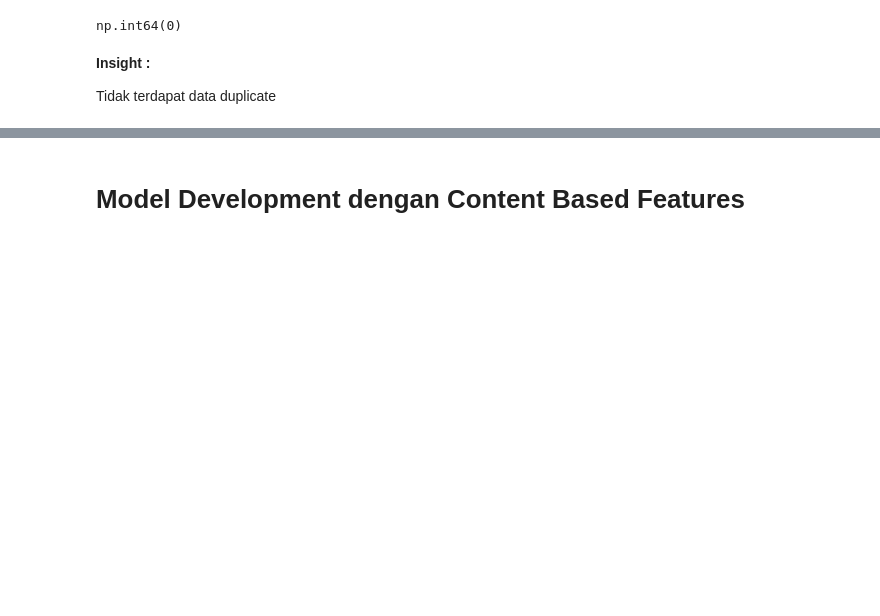
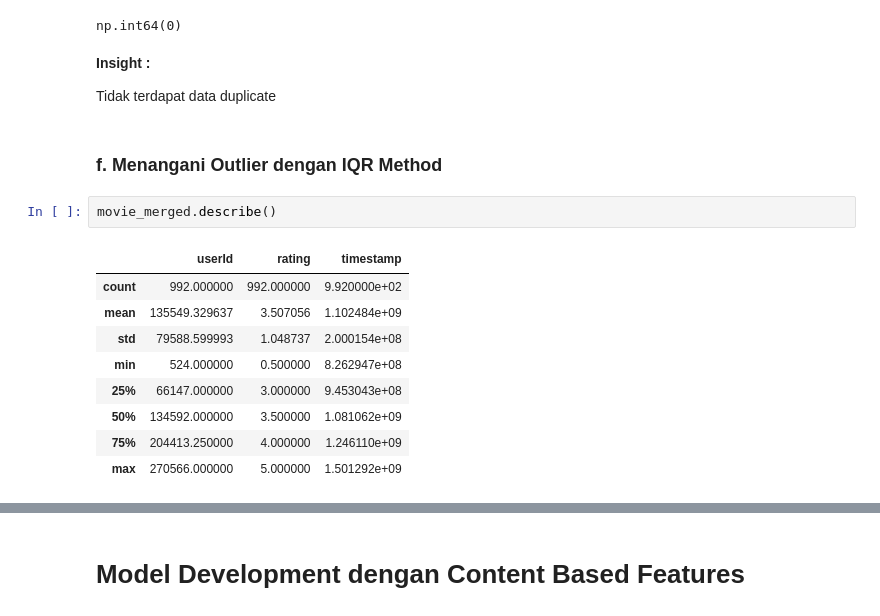
Before and after one commit to dwsafperri/movies_recommendation_system, a Jupyter notebook: recommendation_system.ipynb, the cells around one changed output, grey strips where cells are left out. Drawn from its saved outputs; the diff is of its cells as text; blank space fills up the shorter version.

```diff
--- a/recommendation_system.ipynb
+++ b/recommendation_system.ipynb
@@ -600,3 +584,17 @@ np.int64(0)
 **Insight :**
 
 Tidak terdapat data duplicate
+# %% [markdown]
+### f. Menangani Outlier dengan IQR Method
+# %%
+movie_merged.describe()
+# %% [output]
+|  | userId | rating | timestamp |
+| count | 992.000000 | 992.000000 | 9.920000e+02 |
+| mean | 135549.329637 | 3.507056 | 1.102484e+09 |
+| std | 79588.599993 | 1.048737 | 2.000154e+08 |
+| min | 524.000000 | 0.500000 | 8.262947e+08 |
+| 25% | 66147.000000 | 3.000000 | 9.453043e+08 |
+| 50% | 134592.000000 | 3.500000 | 1.081062e+09 |
+| 75% | 204413.250000 | 4.000000 | 1.246110e+09 |
+| max | 270566.000000 | 5.000000 | 1.501292e+09 |
```
Also changed, not shown: parts of 21 cells of this notebook, 1 other file.
